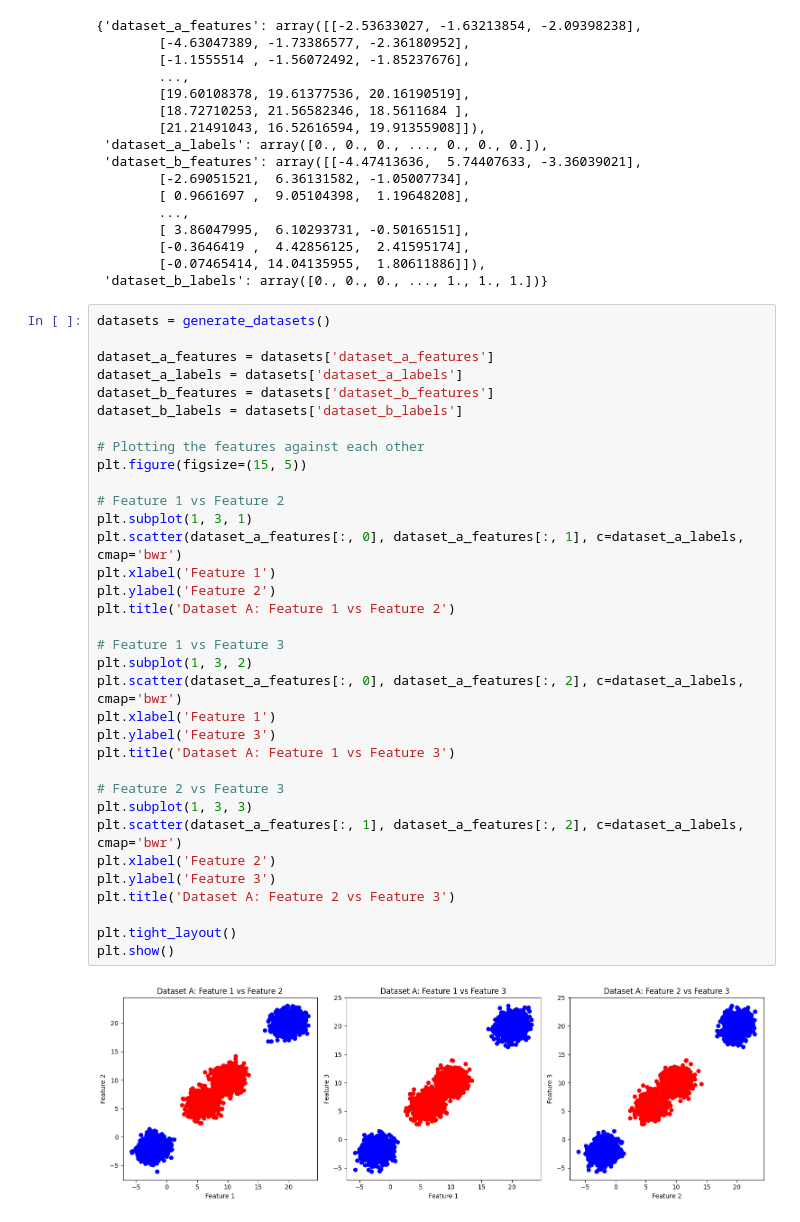
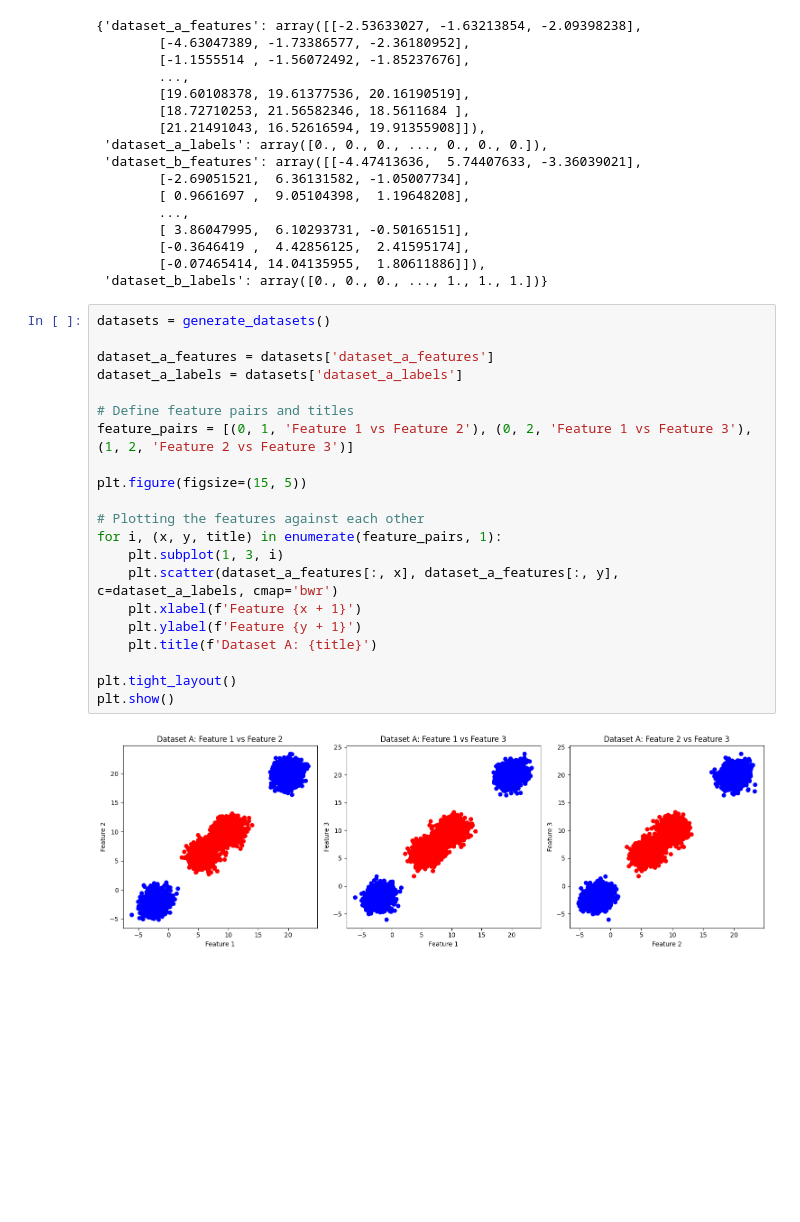
Before and after one commit to dar-levy/logistic-regression, a Jupyter notebook: hw4.ipynb, the cells around one changed output. Saved outputs shown, nothing was run; the diff lists cells and outputs as text; blank space fills up the shorter version.

```diff
--- a/hw4.ipynb
+++ b/hw4.ipynb
@@ -481,39 +481,26 @@ datasets
         [-0.3646419 ,  4.42856125,  2.41595174],
         [-0.07465414, 14.04135955,  1.80611886]]),
  'dataset_b_labels': array([0., 0., 0., ..., 1., 1., 1.])}
-# %%
-datasets = generate_datasets()
-
-dataset_a_features = datasets['dataset_a_features']
-dataset_a_labels = datasets['dataset_a_labels']
-dataset_b_features = datasets['dataset_b_features']
-dataset_b_labels = datasets['dataset_b_labels']
-
-# Plotting the features against each other
-plt.figure(figsize=(15, 5))
-
-# Feature 1 vs Feature 2
-plt.subplot(1, 3, 1)
-plt.scatter(dataset_a_features[:, 0], dataset_a_features[:, 1], c=dataset_a_labels, cmap='bwr')
-plt.xlabel('Feature 1')
-plt.ylabel('Feature 2')
-plt.title('Dataset A: Feature 1 vs Feature 2')
-
-# Feature 1 vs Feature 3
-plt.subplot(1, 3, 2)
-plt.scatter(dataset_a_features[:, 0], dataset_a_features[:, 2], c=dataset_a_labels, cmap='bwr')
-plt.xlabel('Feature 1')
-plt.ylabel('Feature 3')
-plt.title('Dataset A: Feature 1 vs Feature 3')
-
-# Feature 2 vs Feature 3
-plt.subplot(1, 3, 3)
-plt.scatter(dataset_a_features[:, 1], dataset_a_features[:, 2], c=dataset_a_labels, cmap='bwr')
-plt.xlabel('Feature 2')
-plt.ylabel('Feature 3')
-plt.title('Dataset A: Feature 2 vs Feature 3')
-
-plt.tight_layout()
-plt.show()
-# %% [output]
-[figure, removed]
+# %%
+datasets = generate_datasets()
+
+dataset_a_features = datasets['dataset_a_features']
+dataset_a_labels = datasets['dataset_a_labels']
+
+# Define feature pairs and titles
+feature_pairs = [(0, 1, 'Feature 1 vs Feature 2'), (0, 2, 'Feature 1 vs Feature 3'), (1, 2, 'Feature 2 vs Feature 3')]
+
+plt.figure(figsize=(15, 5))
+
+# Plotting the features against each other
+for i, (x, y, title) in enumerate(feature_pairs, 1):
+    plt.subplot(1, 3, i)
+    plt.scatter(dataset_a_features[:, x], dataset_a_features[:, y], c=dataset_a_labels, cmap='bwr')
+    plt.xlabel(f'Feature {x + 1}')
+    plt.ylabel(f'Feature {y + 1}')
+    plt.title(f'Dataset A: {title}')
+
+plt.tight_layout()
+plt.show()
+# %% [output]
+[figure, added]
```
